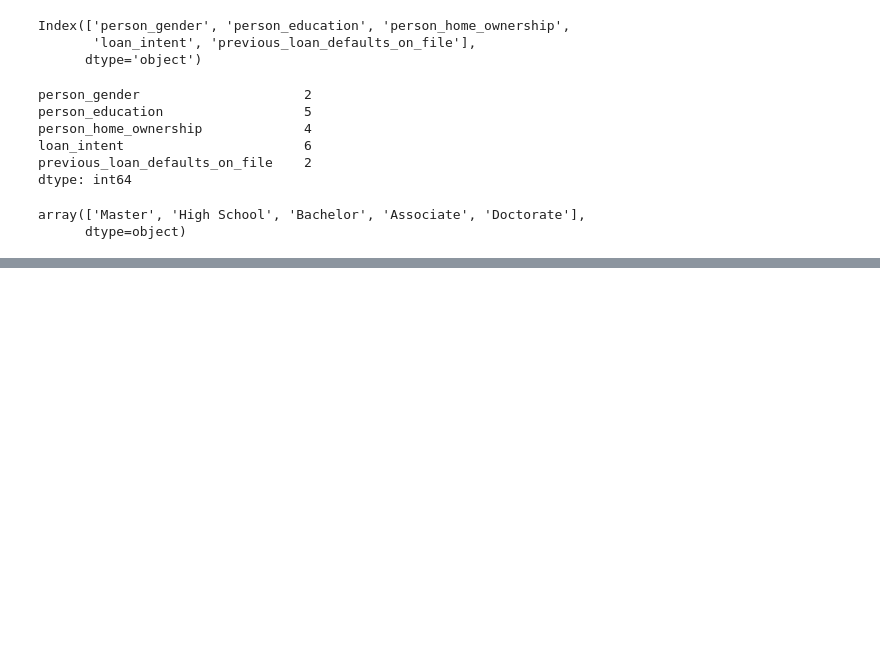
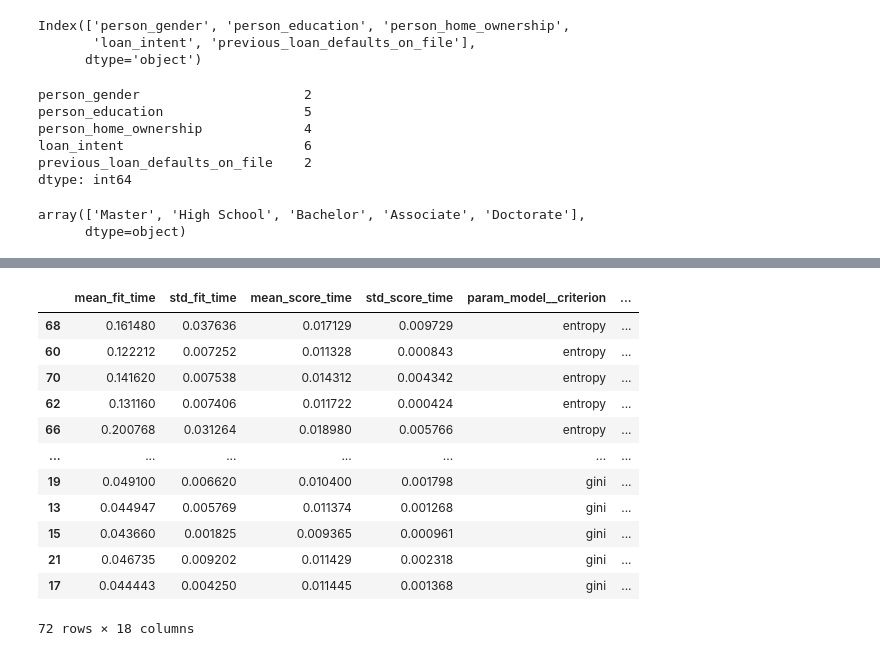
Before and after one commit to ubtotta/Machine-Learning-Practice-Notebooks, a Jupyter notebook: GridSearchCV/gridsearch.ipynb, the cells around one changed output, grey strips where cells are left out. Saved outputs shown, nothing was run; the diff lists cells and outputs as text; code cells hidden in the pictures; blank space fills up the shorter version.

```diff
--- a/GridSearchCV/gridsearch.ipynb
+++ b/GridSearchCV/gridsearch.ipynb
@@ -76,0 +139,16 @@ KeyboardInterrupt:
+# %%
+results.sort_values(by='rank_test_score')
+# %% [output]
+|  | mean_fit_time | std_fit_time | mean_score_time | std_score_time | param_model__criterion | ... |
+| 68 | 0.161480 | 0.037636 | 0.017129 | 0.009729 | entropy | ... |
+| 60 | 0.122212 | 0.007252 | 0.011328 | 0.000843 | entropy | ... |
+| 70 | 0.141620 | 0.007538 | 0.014312 | 0.004342 | entropy | ... |
+| 62 | 0.131160 | 0.007406 | 0.011722 | 0.000424 | entropy | ... |
+| 66 | 0.200768 | 0.031264 | 0.018980 | 0.005766 | entropy | ... |
+| ... | ... | ... | ... | ... | ... | ... |
+| 19 | 0.049100 | 0.006620 | 0.010400 | 0.001798 | gini | ... |
+| 13 | 0.044947 | 0.005769 | 0.011374 | 0.001268 | gini | ... |
+| 15 | 0.043660 | 0.001825 | 0.009365 | 0.000961 | gini | ... |
+| 21 | 0.046735 | 0.009202 | 0.011429 | 0.002318 | gini | ... |
+| 17 | 0.044443 | 0.004250 | 0.011445 | 0.001368 | gini | ... |
+72 rows × 18 columns
```
Also changed, not shown: parts of 7 cells of this notebook.
